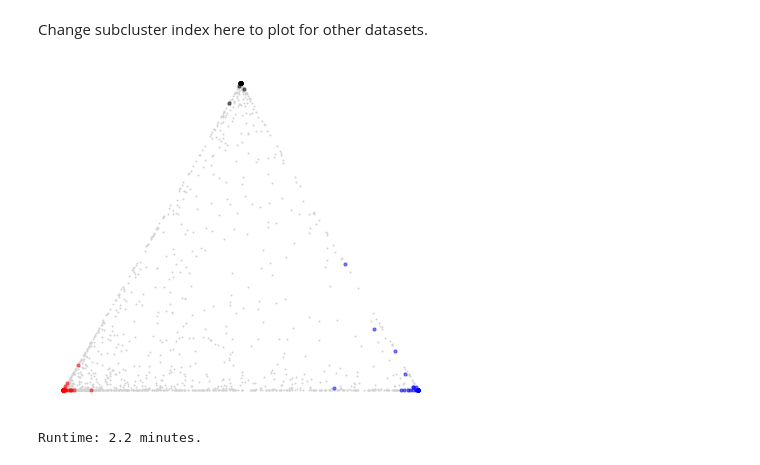
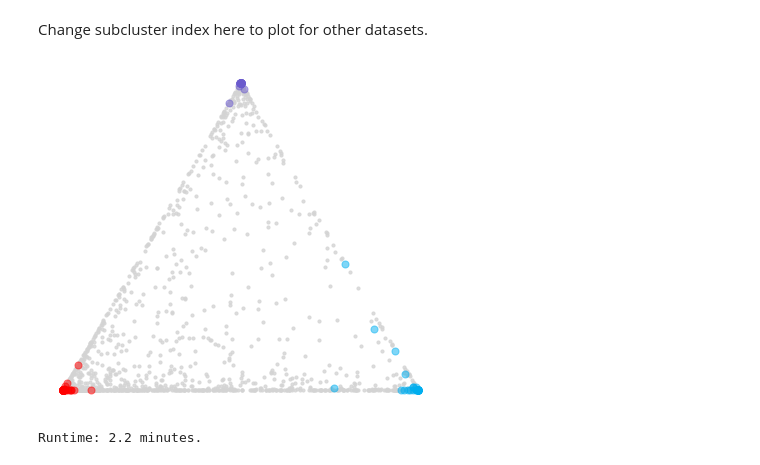
Before and after one commit to pachterlab/GVFP_2021, a Jupyter notebook: gg220806_monod_standalone.ipynb, the cells around one changed output. Cells and saved outputs as stored; diff of their text form; code cells hidden in the pictures.

Commit message:
ternary

```diff
--- a/gg220806_monod_standalone.ipynb
+++ b/gg220806_monod_standalone.ipynb
@@ -537,15 +537,17 @@ w_bary = np.tensordot(w,np.asarray([[0,0],[1,0],[1/2,np.sqrt(3)/2]]).T,axes=([1]
 Change subcluster index here to plot for other datasets.
 # %%
 subcluster_index=0
-cols = ('r','b','k')
 fig1,ax1=plt.subplots(1,1,figsize=(7,7))
-ax1.scatter(w_bary[subcluster_index,~gfs.any(0),0],w_bary[subcluster_index,~gfs.any(0),1],1,'lightgray')
+ax1.scatter(w_bary[subcluster_index,~gfs.any(0),0],w_bary[subcluster_index,~gfs.any(0),1],10,'lightgray',alpha=0.8)
 for k in range(3):
-    ax1.scatter(w_bary[subcluster_index,gfs[k],0],w_bary[subcluster_index,gfs[k],1],10,cols[k],alpha=0.5)
+    ax1.scatter(w_bary[subcluster_index,gfs[k],0],w_bary[subcluster_index,gfs[k],1],50,colors[k],alpha=0.5)
 ax1.axis('off')
 ax1.set_aspect('equal')
+plt.savefig('fig/ternary.png',dpi=450)
+plt.savefig('fig/ternary.svg')
+plt.savefig('fig/ternary.pdf')
 # %% [output]
-[figure, old version]
+[figure, new version]
 # %%
 gn = sd_arr[0].gene_names
 # %%
```
Also changed, not shown: 8 other files.
